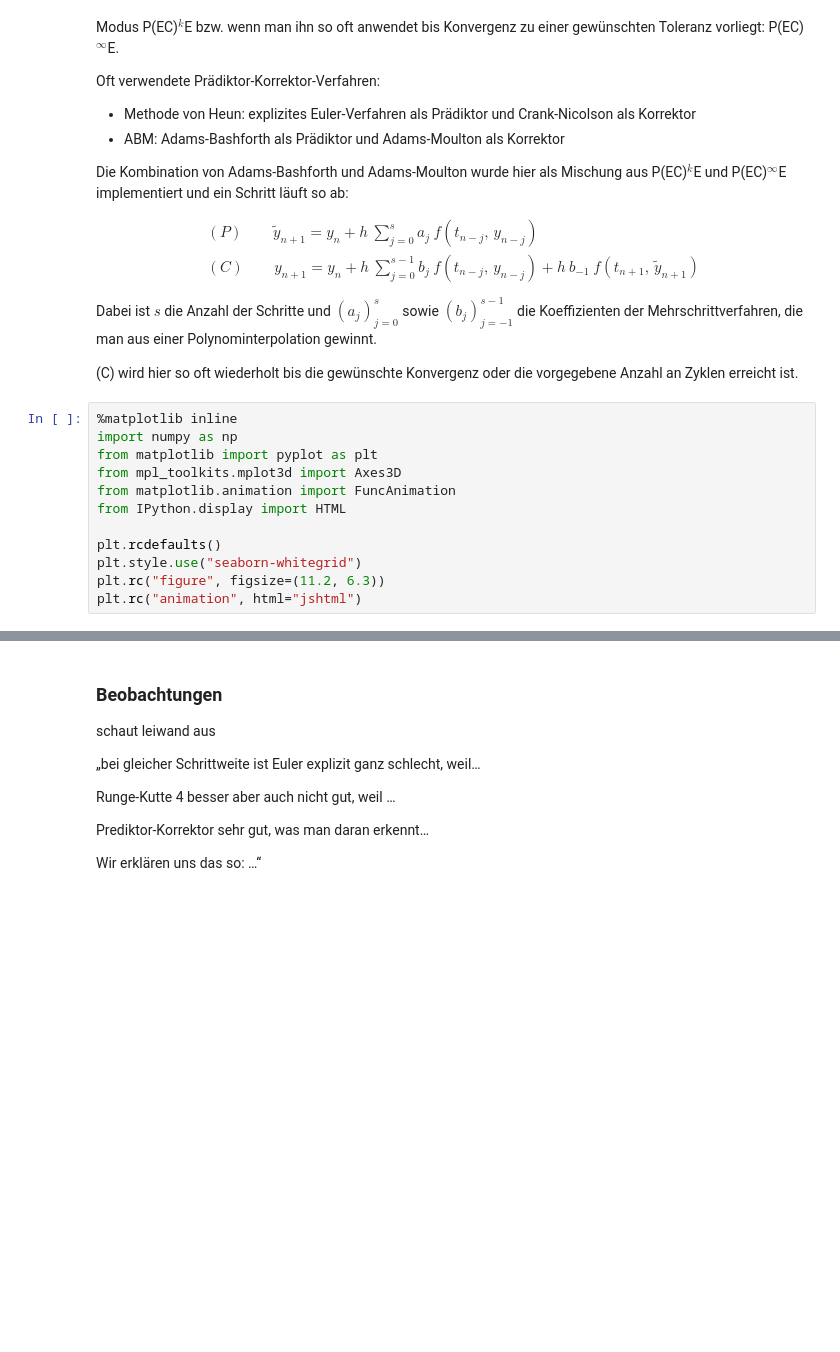
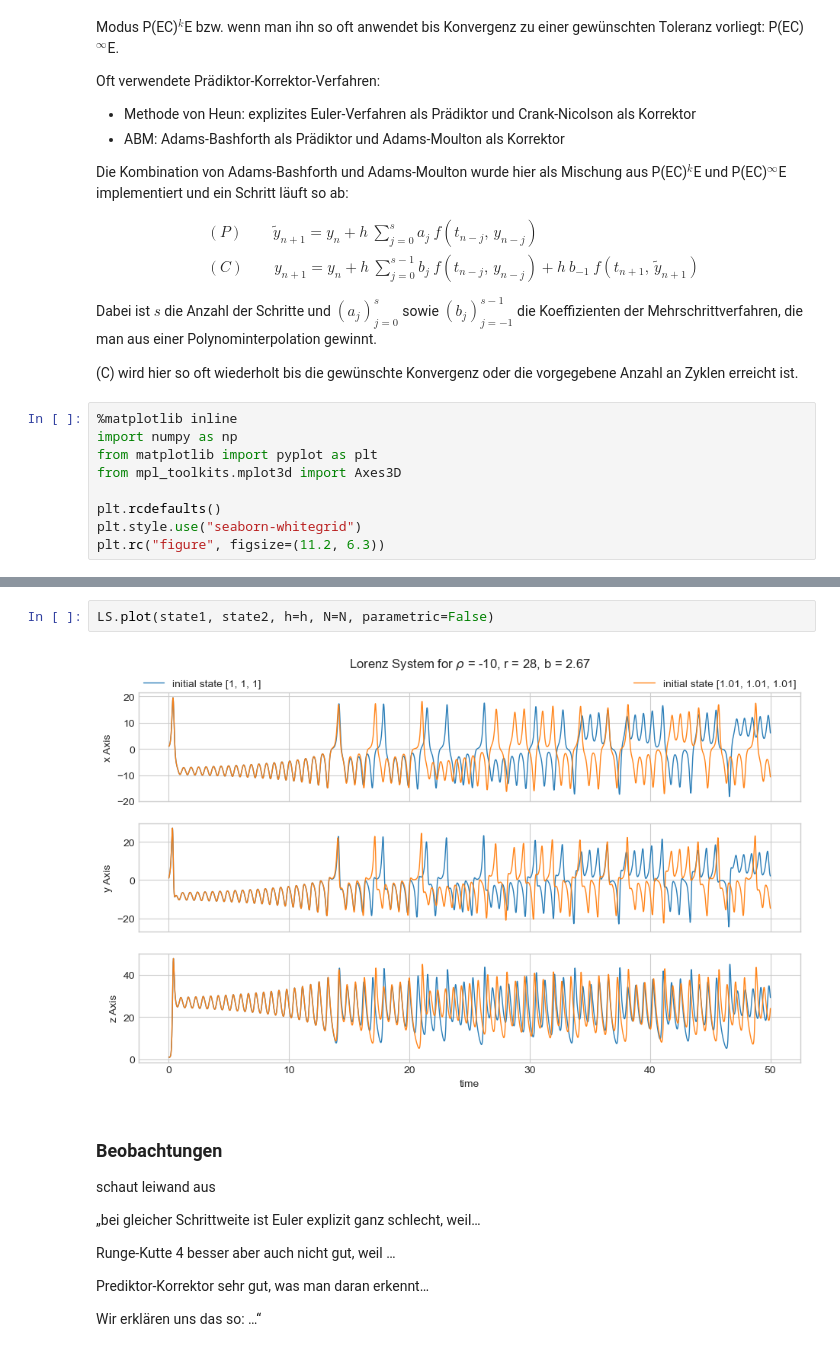
Before and after one commit to maxstollmayer/Lorenz-System-Project, a Jupyter notebook: Lorenz-System Notebook.ipynb, the cells around one changed output, grey strips where cells are left out. Drawn from its saved outputs; the diff is of its cells as text; blank space fills up the shorter version.

```diff
--- a/Lorenz-System Notebook.ipynb
+++ b/Lorenz-System Notebook.ipynb
@@ -78,13 +78,10 @@ Dabei ist $s$ die Anzahl der Schritte und $(a_j)_{j=0}^s$ sowie $(b_j)_{j=-1}^{s
 import numpy as np
 from matplotlib import pyplot as plt
 from mpl_toolkits.mplot3d import Axes3D
-from matplotlib.animation import FuncAnimation
-from IPython.display import HTML
 
 plt.rcdefaults()
 plt.style.use("seaborn-whitegrid")
 plt.rc("figure", figsize=(11.2, 6.3))
-plt.rc("animation", html="jshtml")
 # %%
 class LorenzSystem:
 
@@ -258,3 +228,7 @@ LS.plot(state1, state2, h=h, N=N)
+# %%
+LS.plot(state1, state2, h=h, N=N, parametric=False)
+# %% [output]
+[figure, added]
 # %% [markdown]
 ### Beobachtungen
 
```
Also changed, not shown: parts of 2 cells of this notebook.
